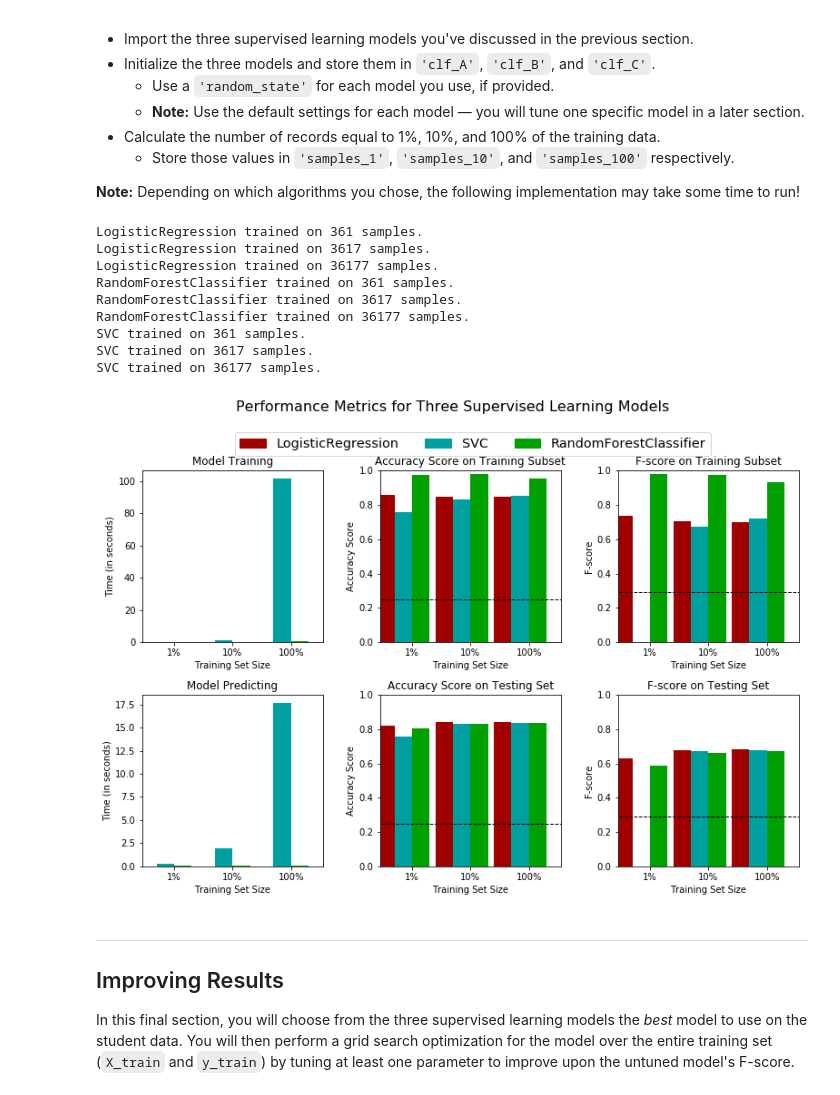
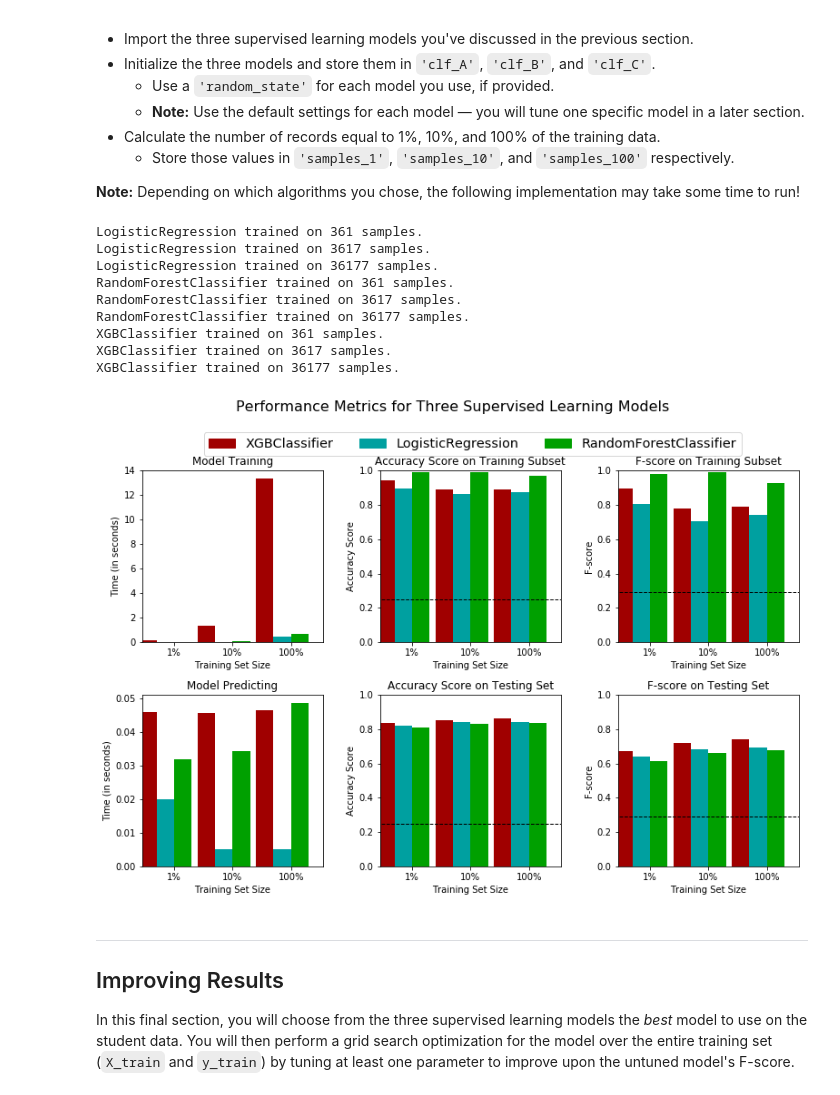
Before and after one commit to AlishaOne/finding_donors, a Jupyter notebook: finding_donors.ipynb, the cells around one changed output. Drawn from its saved outputs; the diff is of its cells as text; code cells hidden in the pictures.

Commit message:
Add XGBoost as comparison

```diff
--- a/finding_donors.ipynb
+++ b/finding_donors.ipynb
@@ -168,9 +160,7 @@ Additionally, as with the non-numeric features, we need to convert the non-numer
 features_final = pd.get_dummies(features_log_minmax_transform)
 
 # TODO: Encode the 'income_raw' data to numerical values
-income = pd.Series(data.income)
-income = income == '>50K'
-income = income * 1
+income = data.income.apply(lambda x:1 if x == '>50K' else 0)
 
 # Print the number of features after one-hot encoding
 encoded = list(features_final.columns)
@@ -190,8 +180,10 @@ Run the code cell below to perform this split.
 from sklearn.cross_validation import train_test_split
 
 # Split the 'features' and 'income' data into training and testing sets
+#Learn from Reviewer: address unbalanced data using stratified K-fold and stratified shuffle split cross validation
 X_train, X_test, y_train, y_test = train_test_split(features_final,
                                                     income,
+                                                    stratify = income,
                                                     test_size = 0.2,
                                                     random_state = 0)
 
@@ -392,44 +400,44 @@ In the code cell, you will need to implement the following:
 # %%
 # TODO: Import the three supervised learning models from sklearn
 
-from sklearn.svm import SVC
+from xgboost import XGBClassifier
 from sklearn.ensemble import RandomForestClassifier
 from sklearn.linear_model import LogisticRegression
 
 # TODO: Initialize the three models
 clf_A = LogisticRegression(random_state = 0)
 clf_B = RandomForestClassifier(random_state = 0)
-clf_C = SVC(random_state = 0)
+clf_C = XGBClassifier()
 
 # TODO: Calculate the number of samples for 1%, 10%, and 100% of the training data
 # HINT: samples_100 is the entire training set i.e. len(y_train)
 # HINT: samples_10 is 10% of samples_100
 # HINT: samples_1 is 1% of samples_100
 samples_100 = int(len(y_train))
 samples_10 = int(len(y_train)*0.1)
 samples_1 = int(len(y_train)*0.01)
 
 # Collect results on the learners
 results = {}
 for clf in [clf_A, clf_B, clf_C]:
     clf_name = clf.__class__.__name__
     results[clf_name] = {}
     for i, samples in enumerate([samples_1, samples_10, samples_100]):
         results[clf_name][i] = train_predict(clf, samples, X_train, y_train, X_test, y_test)
 
 # Run metrics visualization for the three supervised learning models chosen
 vs.evaluate(results, accuracy, fscore)
 # %% [output]
 LogisticRegression trained on 361 samples.
 LogisticRegression trained on 3617 samples.
 LogisticRegression trained on 36177 samples.
 RandomForestClassifier trained on 361 samples.
 RandomForestClassifier trained on 3617 samples.
 RandomForestClassifier trained on 36177 samples.
-SVC trained on 361 samples.
-SVC trained on 3617 samples.
-SVC trained on 36177 samples.
+XGBClassifier trained on 361 samples.
+XGBClassifier trained on 3617 samples.
+XGBClassifier trained on 36177 samples.
-[figure, old version]
+[figure, new version]
 # %% [markdown]
 ----
 ## Improving Results
```
Also changed, not shown: parts of 13 cells of this notebook, 1 other file.
